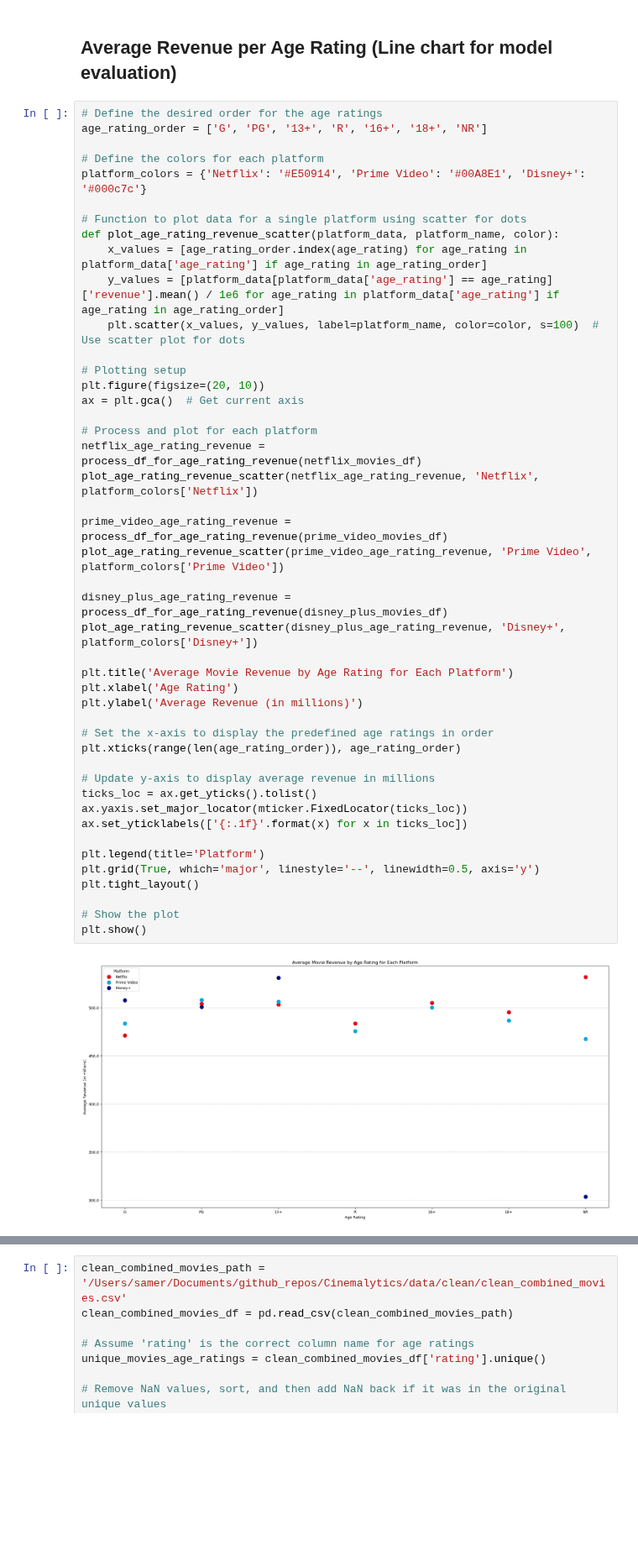
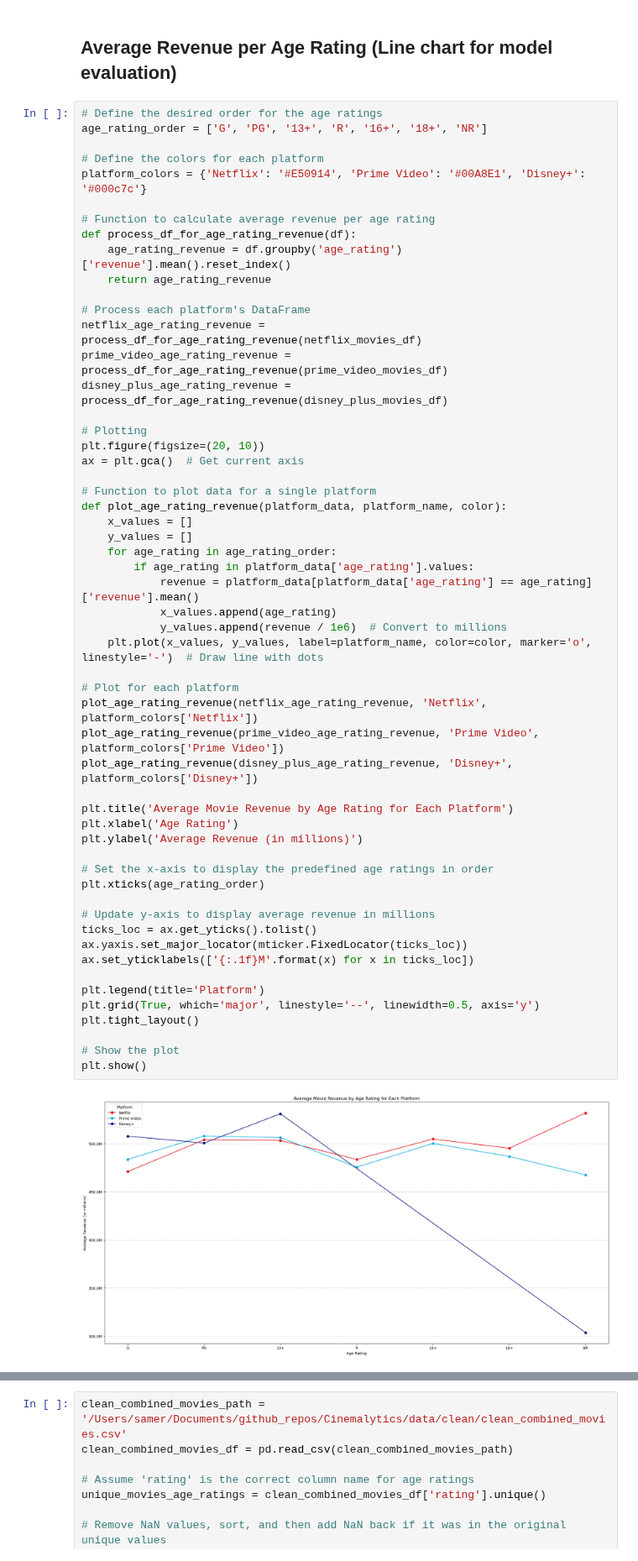
Before and after one commit to ulquyorra-11/Cinemalytics, a Jupyter notebook: notebooks/Samer's Notebooks/samer_results.ipynb, the cells around one changed output, grey strips where cells are left out. Shown at 84% size. Saved outputs shown, nothing was run; the diff lists cells and outputs as text; blank space fills up the shorter version.

```diff
--- a/notebooks/Samer's Notebooks/samer_results.ipynb
+++ b/notebooks/Samer's Notebooks/samer_results.ipynb
@@ -236,50 +236,60 @@ plt.show()
 # %%
 # Define the desired order for the age ratings
 age_rating_order = ['G', 'PG', '13+', 'R', '16+', '18+', 'NR']
 
 # Define the colors for each platform
 platform_colors = {'Netflix': '#E50914', 'Prime Video': '#00A8E1', 'Disney+': '#000c7c'}
 
-# Function to plot data for a single platform using scatter for dots
-def plot_age_rating_revenue_scatter(platform_data, platform_name, color):
-    x_values = [age_rating_order.index(age_rating) for age_rating in platform_data['age_rating'] if age_rating in age_rating_order]
-    y_values = [platform_data[platform_data['age_rating'] == age_rating]['revenue'].mean() / 1e6 for age_rating in platform_data['age_rating'] if age_rating in age_rating_order]
-    plt.scatter(x_values, y_values, label=platform_name, color=color, s=100)  # Use scatter plot for dots
+# Function to calculate average revenue per age rating
+def process_df_for_age_rating_revenue(df):
+    age_rating_revenue = df.groupby('age_rating')['revenue'].mean().reset_index()
+    return age_rating_revenue
 
-# Plotting setup
+# Process each platform's DataFrame
+netflix_age_rating_revenue = process_df_for_age_rating_revenue(netflix_movies_df)
+prime_video_age_rating_revenue = process_df_for_age_rating_revenue(prime_video_movies_df)
+disney_plus_age_rating_revenue = process_df_for_age_rating_revenue(disney_plus_movies_df)
+
+# Plotting
 plt.figure(figsize=(20, 10))
 ax = plt.gca()  # Get current axis
 
-# Process and plot for each platform
-netflix_age_rating_revenue = process_df_for_age_rating_revenue(netflix_movies_df)
-plot_age_rating_revenue_scatter(netflix_age_rating_revenue, 'Netflix', platform_colors['Netflix'])
+# Function to plot data for a single platform
+def plot_age_rating_revenue(platform_data, platform_name, color):
+    x_values = []
+    y_values = []
+    for age_rating in age_rating_order:
+        if age_rating in platform_data['age_rating'].values:
+            revenue = platform_data[platform_data['age_rating'] == age_rating]['revenue'].mean()
+            x_values.append(age_rating)
+            y_values.append(revenue / 1e6)  # Convert to millions
+    plt.plot(x_values, y_values, label=platform_name, color=color, marker='o', linestyle='-')  # Draw line with dots
 
-prime_video_age_rating_revenue = process_df_for_age_rating_revenue(prime_video_movies_df)
-plot_age_rating_revenue_scatter(prime_video_age_rating_revenue, 'Prime Video', platform_colors['Prime Video'])
-
-disney_plus_age_rating_revenue = process_df_for_age_rating_revenue(disney_plus_movies_df)
-plot_age_rating_revenue_scatter(disney_plus_age_rating_revenue, 'Disney+', platform_colors['Disney+'])
+# Plot for each platform
+plot_age_rating_revenue(netflix_age_rating_revenue, 'Netflix', platform_colors['Netflix'])
+plot_age_rating_revenue(prime_video_age_rating_revenue, 'Prime Video', platform_colors['Prime Video'])
+plot_age_rating_revenue(disney_plus_age_rating_revenue, 'Disney+', platform_colors['Disney+'])
 
 plt.title('Average Movie Revenue by Age Rating for Each Platform')
 plt.xlabel('Age Rating')
 plt.ylabel('Average Revenue (in millions)')
 
 # Set the x-axis to display the predefined age ratings in order
-plt.xticks(range(len(age_rating_order)), age_rating_order)
+plt.xticks(age_rating_order)
 
 # Update y-axis to display average revenue in millions
 ticks_loc = ax.get_yticks().tolist()
 ax.yaxis.set_major_locator(mticker.FixedLocator(ticks_loc))
-ax.set_yticklabels(['{:.1f}'.format(x) for x in ticks_loc])
+ax.set_yticklabels(['{:.1f}M'.format(x) for x in ticks_loc])
 
 plt.legend(title='Platform')
 plt.grid(True, which='major', linestyle='--', linewidth=0.5, axis='y')
 plt.tight_layout()
 
 # Show the plot
 plt.show()
 # %% [output]
-[figure, old version]
+[figure, new version]
 # %%
 # Get unique age ratings from each platform
 unique_netflix_age_ratings = netflix_movies_df['age_rating'].unique()
```
Also changed, not shown: parts of 8 cells of this notebook.
